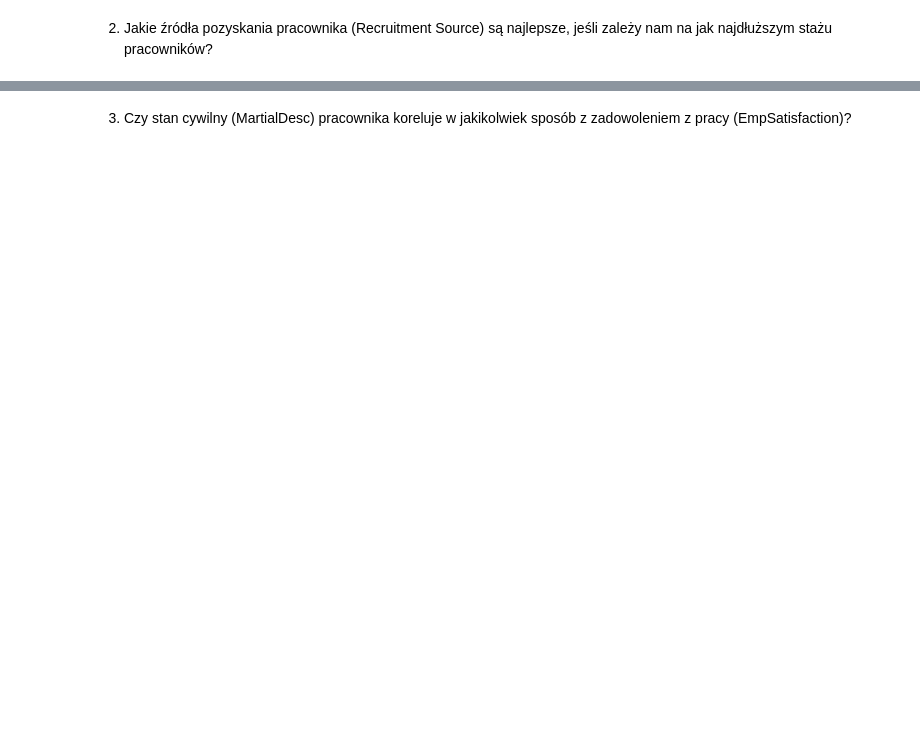
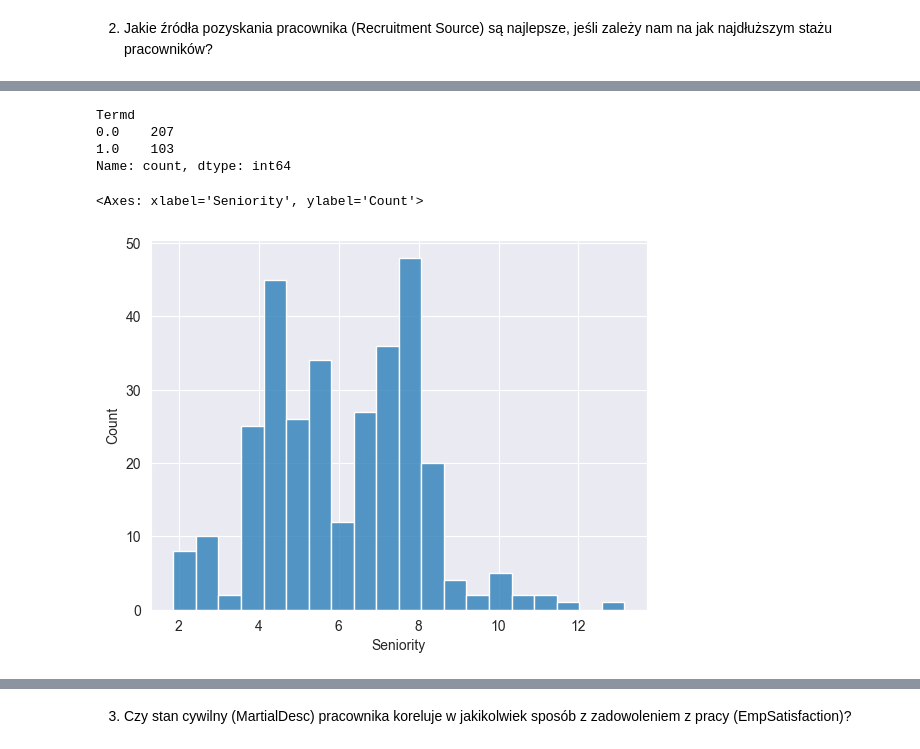
Before and after one commit to karolabramekkodilla/learning-git, a Jupyter notebook: seaborn_analiza_danych/analiza.ipynb, the cells around one changed output, grey strips where cells are left out. Cells and saved outputs as stored; diff of their text form; code cells hidden in the pictures; blank space fills up the shorter version.

```diff
--- a/seaborn_analiza_danych/analiza.ipynb
+++ b/seaborn_analiza_danych/analiza.ipynb
@@ -88,0 +296,12 @@ print(
+# %%
+df["Termd"].value_counts()
+# %% [output]
+Termd
+0.0    207
+1.0    103
+Name: count, dtype: int64
+# %%
+sns.histplot(df["Seniority"], bins=20)
+# %% [output]
+<Axes: xlabel='Seniority', ylabel='Count'>
+[figure, added]
```
Also changed, not shown: parts of 30 cells of this notebook, 1 other file.
